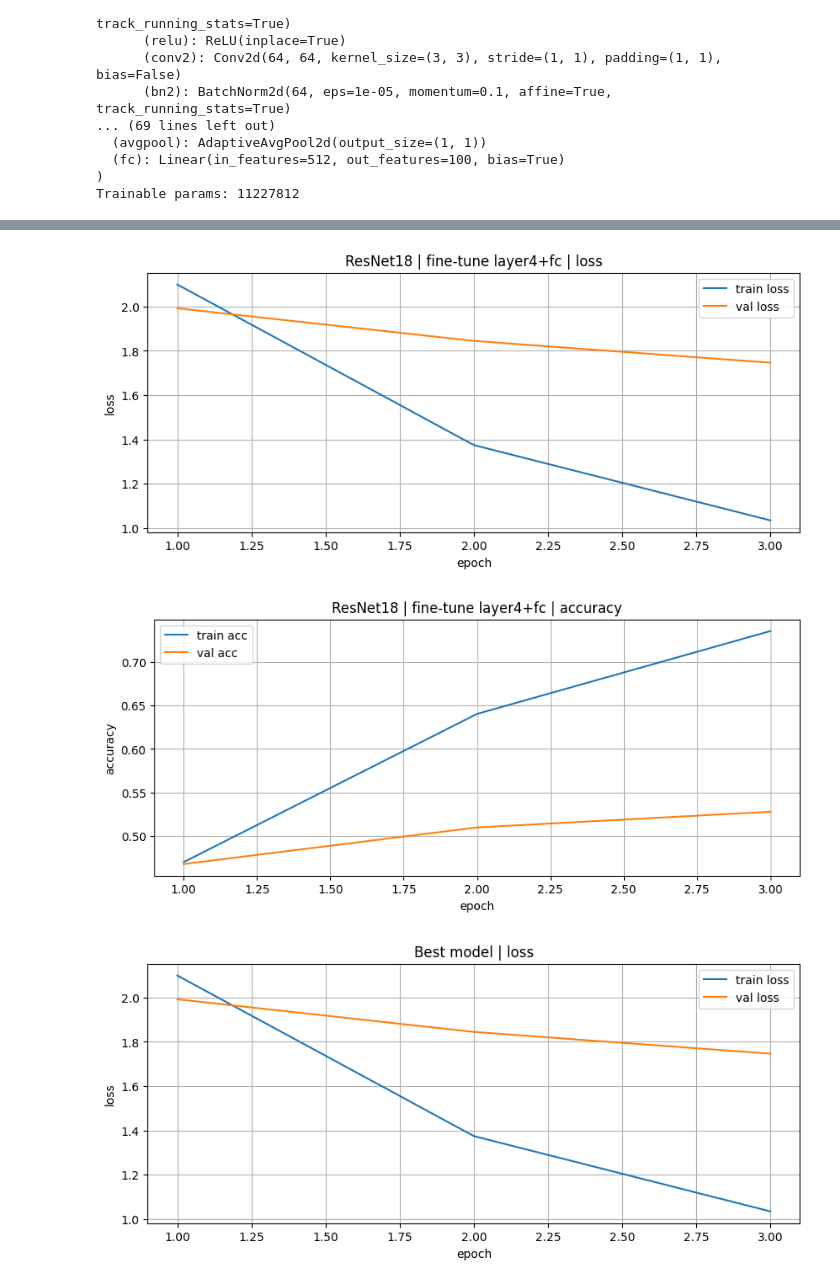
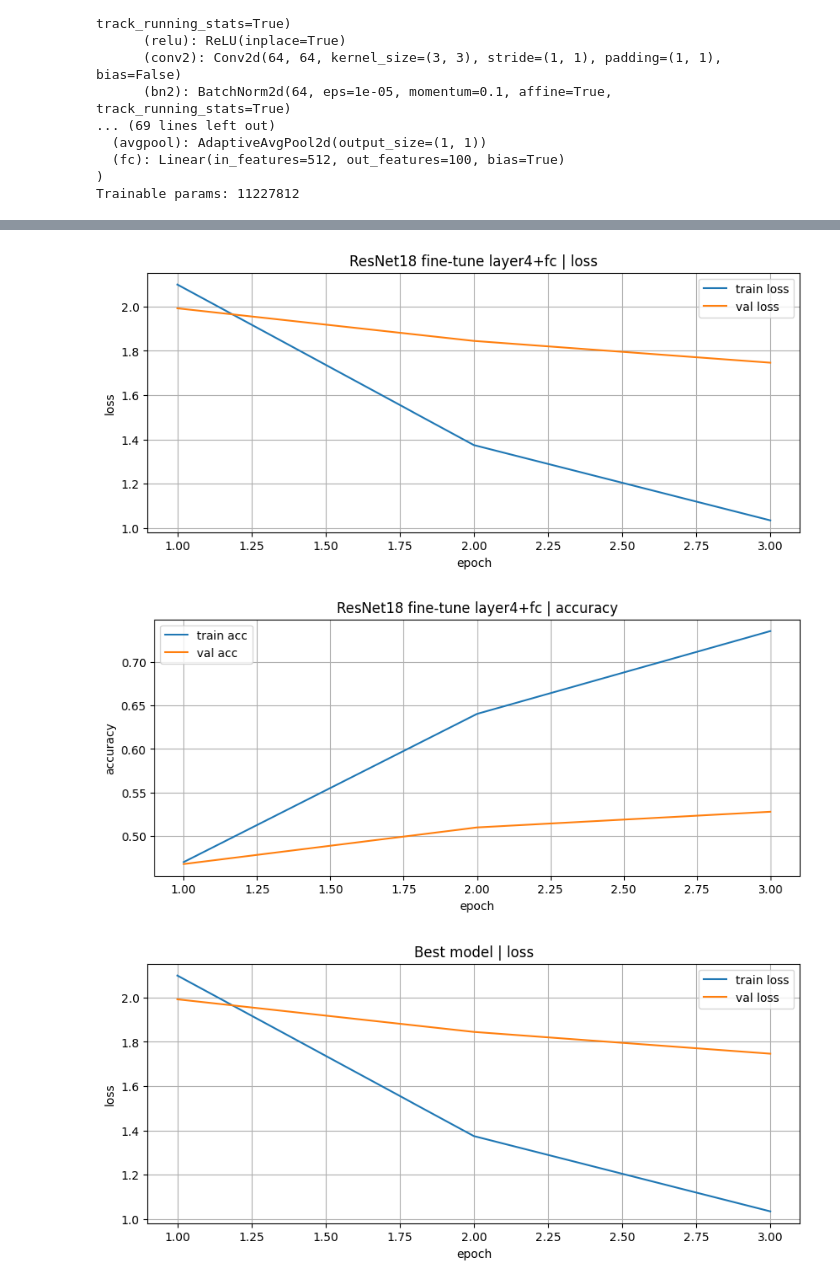
Before and after one commit to Vivalololo/aie-project, a Jupyter notebook: homeworks/HW10-11/HW10-11.ipynb, the cells around one changed output, grey strips where cells are left out. Saved outputs shown, nothing was run; the diff lists cells and outputs as text; code cells hidden in the pictures.

```diff
--- a/homeworks/HW10-11/HW10-11.ipynb
+++ b/homeworks/HW10-11/HW10-11.ipynb
@@ -556,7 +557,7 @@ ResNet(
 )
 Trainable params: 11227812
 # %%
-def run_experiment_resnet(exp_id: str, model: nn.Module, optimizer, epochs: int = 5):
+def run_experiment_resnet(exp_id: str, name: str, model: nn.Module, optimizer, epochs: int = 5):
     print("=" * 80)
     print(f"Experiment {exp_id}")
     print("Trainable params:", count_params(model))
@@ -565,7 +566,7 @@ def run_experiment_resnet(exp_id: str, model: nn.Module, optimizer, epochs: int
     hist = fit(model, train_loader, val_loader, optimizer, criterion, epochs=epochs, verbose=True)
     best_val_acc = float(np.nanmax(hist["val_acc"])) if len(hist["val_acc"]) else float("nan")
 
-    return {"exp_id": exp_id, "model": model, "history": hist, "best_val_acc": best_val_acc}
+    return {"exp_id": exp_id, "model_name": name, "model": model, "history": hist, "best_val_acc": best_val_acc}
 # %%
 # freeze всё
 set_requires_grad(model_resnet18, False)
@@ -603,8 +604,8 @@ optimizer_ft = torch.optim.Adam(params, weight_decay=1e-4)
 
 print("\n" + "=" * 80)
 print("Phase 2: fine-tuning layer4 + fc")
-hist_ft = run_experiment_resnet("C4", model_resnet18, optimizer_ft, epochs=EPOCHS_HEAD)
-plot_history(hist_ft["history"], title="ResNet18 | fine-tune layer4+fc")
+hist_ft = run_experiment_resnet("C4", "ResNet18 fine-tune layer4+fc", model_resnet18, optimizer_ft, epochs=EPOCHS_HEAD)
+plot_history(hist_ft["history"], title=hist_ft["model_name"])
 # %% [output]
 ================================================================================
 Phase 2: fine-tuning layer4 + fc
@@ -617,5 +618,5 @@ Epoch 03/3 | train loss 1.0338, acc 0.735 | val loss 1.7465, acc 0.528 | 70.3s
-[figure, old version]
+[figure, new version]
-[figure, old version]
+[figure, new version]
 # %%
 # список всех созданных моделей
 all_results = {
```
Also changed, not shown: parts of 9 cells of this notebook, 1 other file.
